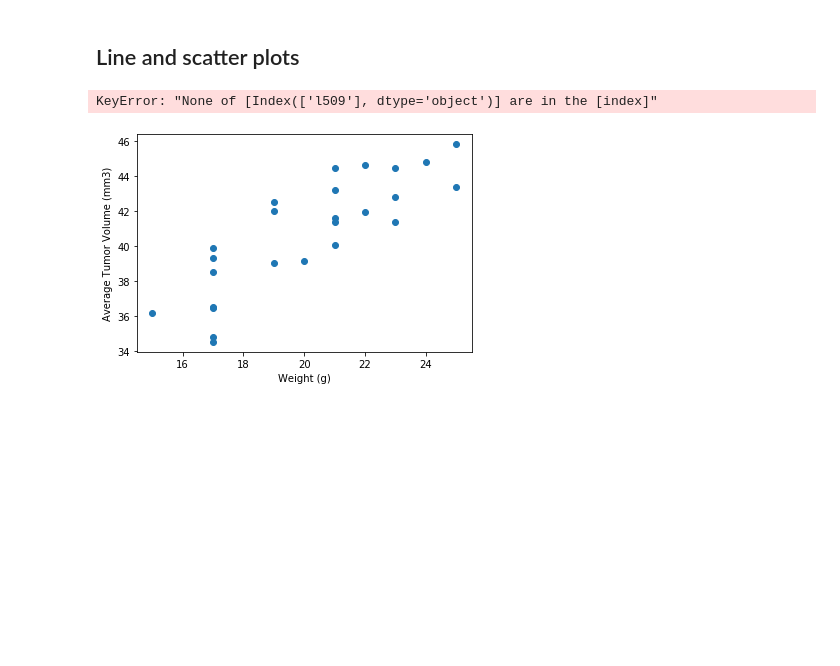
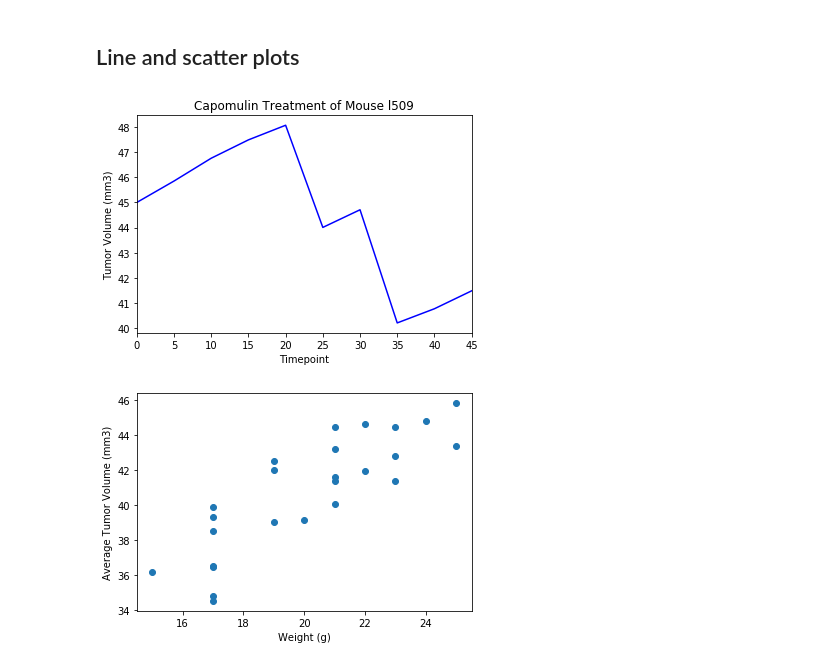
Before and after one commit to DarleneKo/matplotlib-challenge, a Jupyter notebook: pymaceuticals_3.6.2020.ipynb, the cells around one changed output. Cells and saved outputs as stored; diff of their text form; code cells hidden in the pictures; blank space fills up the shorter version.

```diff
--- a/pymaceuticals_3.6.2020.ipynb
+++ b/pymaceuticals_3.6.2020.ipynb
@@ -253,22 +253,22 @@ plt.show()
 # %%
 # Generate a line plot of time point versus tumor volume for a mouse treated with Capomulin
 
 regrouped_mouse_data = combined_data.groupby(["Mouse ID", "Timepoint"]).mean()["Tumor Volume (mm3)"]
 mouse_dataframe = pd.DataFrame(regrouped_mouse_data)
 recombined_mouse_data = pd.merge(mouse_dataframe, combined_data, how="left", on=("Mouse ID", "Timepoint"))
 del recombined_mouse_data["Tumor Volume (mm3)_y"]
 recombined_mouse_data = recombined_mouse_data.rename(columns={"Tumor Volume (mm3)_x": "Tumor Volume (mm3)"})
 #recombined_mouse_data.head()
 
-mouse_l509_data = recombined_mouse_data.loc[["l509"],["Timepoint", "Tumor Volume (mm3)"]]
-mouse_l509_data
+mouse_l509_data = recombined_mouse_data.loc[(recombined_mouse_data["Mouse ID"] == "l509") , ["Timepoint", "Tumor Volume (mm3)"]]
+#mouse_l509_data
 
-#mouse_l509_data.plot.line(x="Timepoint", y="Tumor Volume (mm3)", color="blue", legend=None)
-#plt.ylabel("Tumor Volume (mm3)")
-#plt.title("Capomulin Treatment of Mouse l509")
-#plt.show()
+mouse_l509_data.plot.line(x="Timepoint", y="Tumor Volume (mm3)", color="blue", legend=None)
+plt.ylabel("Tumor Volume (mm3)")
+plt.title("Capomulin Treatment of Mouse l509")
+plt.show()
 # %% [output]
-KeyError: "None of [Index(['l509'], dtype='object')] are in the [index]"
+[figure, added]
 # %%
 # Generate a scatter plot of mouse weight versus average tumor volume for the Capomulin regimen
 # %% [output]
```
